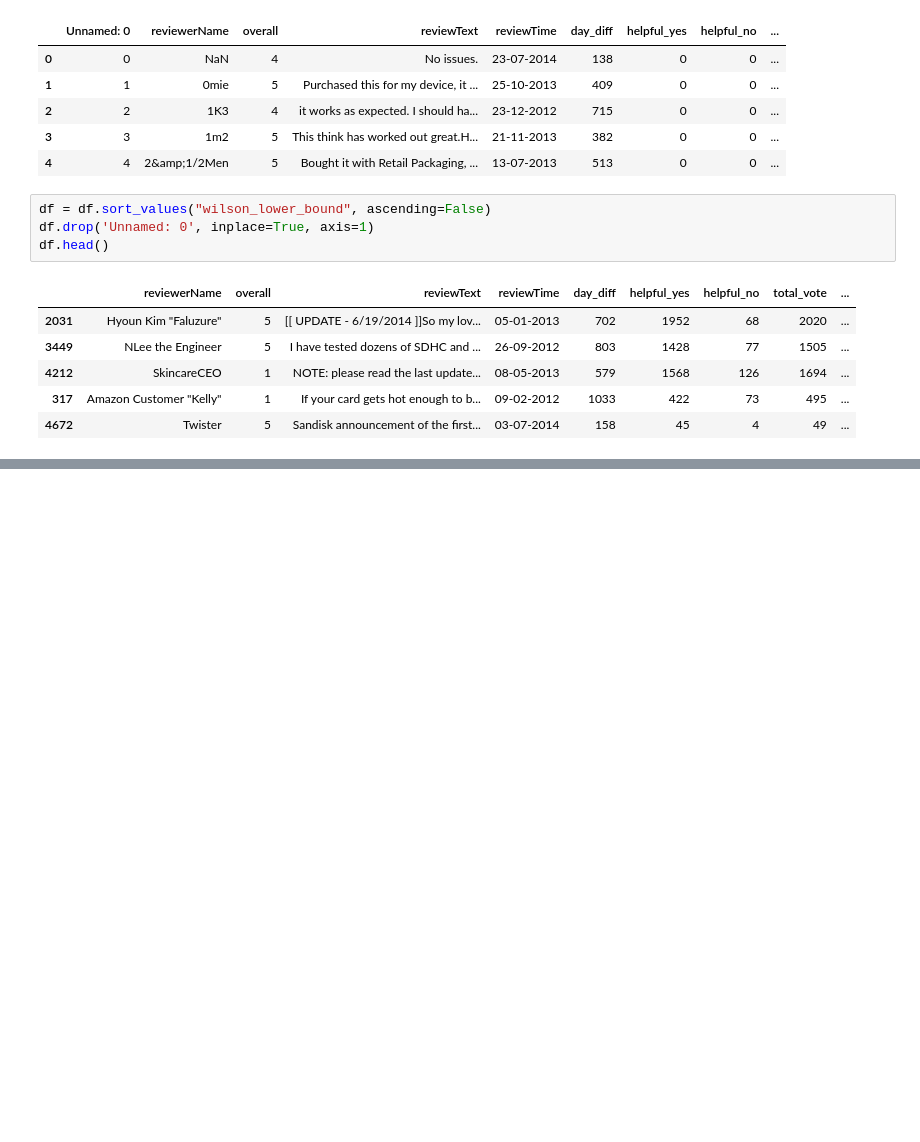
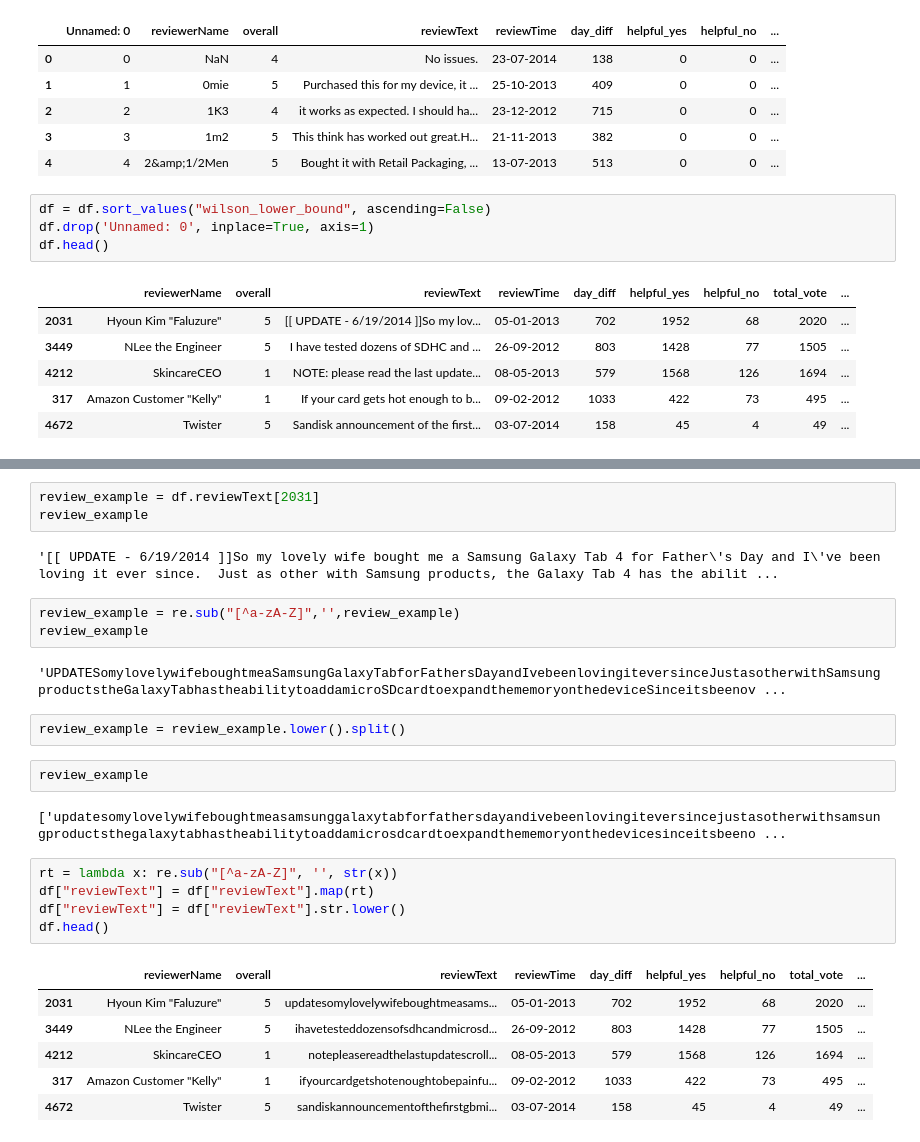
Before and after one commit to Sushant-afk/sentiment-analysis-reviews, a Jupyter notebook: Untitled.ipynb, the cells around one changed output, grey strips where cells are left out. Saved outputs shown, nothing was run; the diff lists cells and outputs as text; blank space fills up the shorter version.

```diff
--- a/Untitled.ipynb
+++ b/Untitled.ipynb
@@ -46,0 +152,28 @@ df.head()
+# %%
+review_example = df.reviewText[2031]
+review_example
+# %% [output]
+'[[ UPDATE - 6/19/2014 ]]So my lovely wife bought me a Samsung Galaxy Tab 4 for Father\'s Day and I\'ve been loving it ever since.  Just as other with Samsung products, the Galaxy Tab 4 has the abilit ...
+# %%
+review_example = re.sub("[^a-zA-Z]",'',review_example)
+review_example
+# %% [output]
+'UPDATESomylovelywifeboughtmeaSamsungGalaxyTabforFathersDayandIvebeenlovingiteversinceJustasotherwithSamsungproductstheGalaxyTabhastheabilitytoaddamicroSDcardtoexpandthememoryonthedeviceSinceitsbeenov ...
+# %%
+review_example = review_example.lower().split()
+# %%
+review_example
+# %% [output]
+['updatesomylovelywifeboughtmeasamsunggalaxytabforfathersdayandivebeenlovingiteversincejustasotherwithsamsungproductsthegalaxytabhastheabilitytoaddamicrosdcardtoexpandthememoryonthedevicesinceitsbeeno ...
+# %%
+rt = lambda x: re.sub("[^a-zA-Z]", '', str(x))
+df["reviewText"] = df["reviewText"].map(rt)
+df["reviewText"] = df["reviewText"].str.lower()
+df.head()
+# %% [output]
+|  | reviewerName | overall | reviewText | reviewTime | day_diff | helpful_yes | helpful_no | total_vote | ... |
+| 2031 | Hyoun Kim "Faluzure" | 5 | updatesomylovelywifeboughtmeasams... | 05-01-2013 | 702 | 1952 | 68 | 2020 | ... |
+| 3449 | NLee the Engineer | 5 | ihavetesteddozensofsdhcandmicrosd... | 26-09-2012 | 803 | 1428 | 77 | 1505 | ... |
+| 4212 | SkincareCEO | 1 | notepleasereadthelastupdatescroll... | 08-05-2013 | 579 | 1568 | 126 | 1694 | ... |
+| 317 | Amazon Customer "Kelly" | 1 | ifyourcardgetshotenoughtobepainfu... | 09-02-2012 | 1033 | 422 | 73 | 495 | ... |
+| 4672 | Twister | 5 | sandiskannouncementofthefirstgbmi... | 03-07-2014 | 158 | 45 | 4 | 49 | ... |
```
Also changed, not shown: parts of 6 cells of this notebook.
